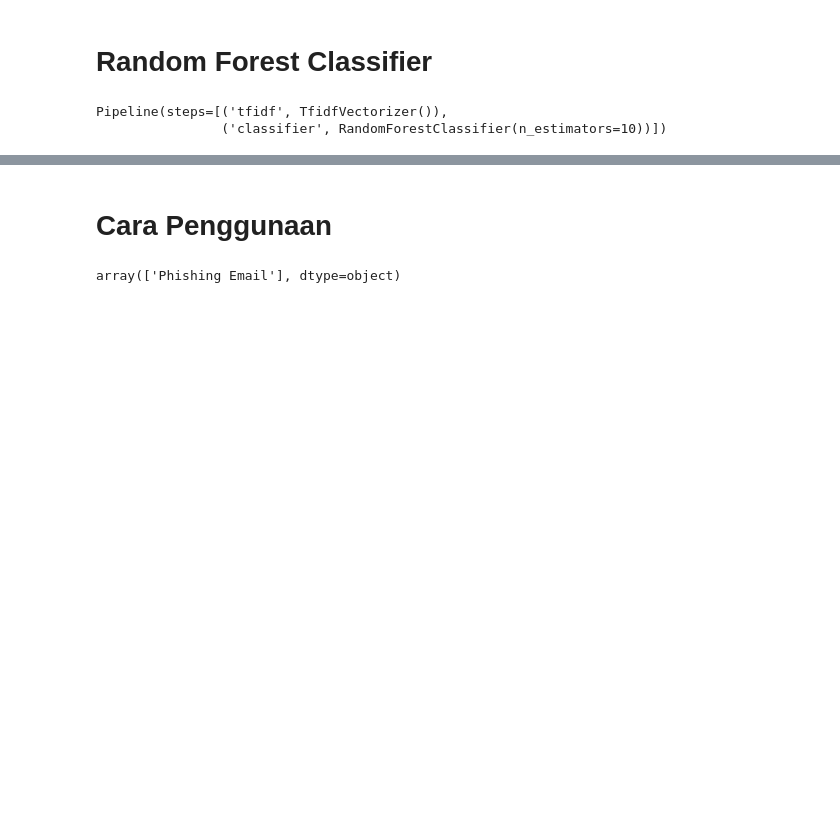
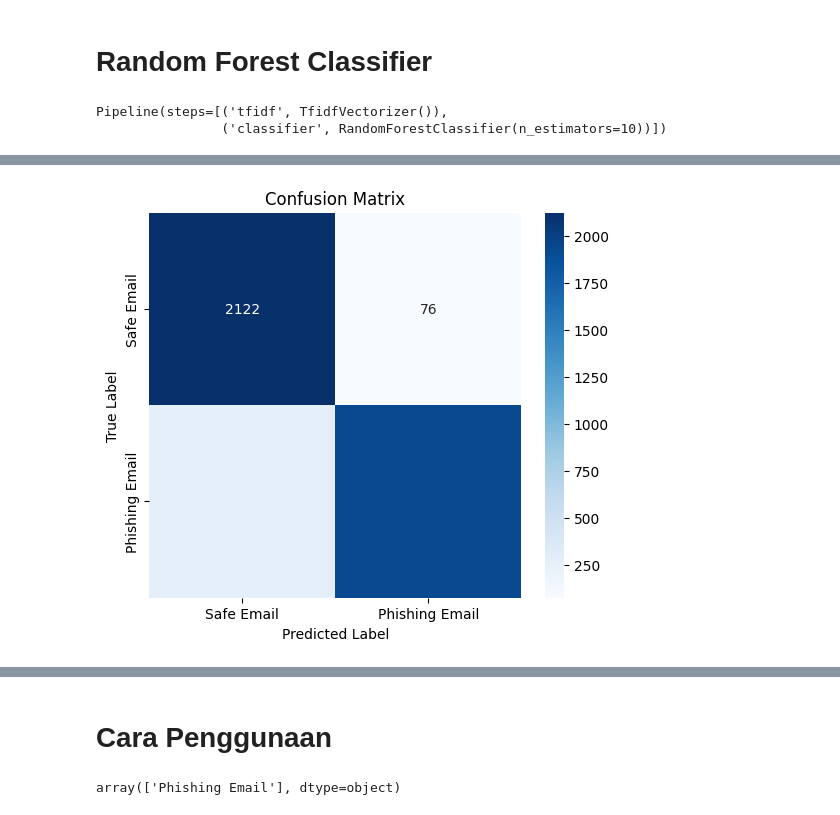
Before and after one commit to akshrasingh/cyber_security, a Jupyter notebook: phishing-email-detection-thesis.ipynb, the cells around one changed output, grey strips where cells are left out. Drawn from its saved outputs; the diff is of its cells as text; code cells hidden in the pictures; blank space fills up the shorter version.

```diff
--- a/phishing-email-detection-thesis.ipynb
+++ b/phishing-email-detection-thesis.ipynb
@@ -188,3 +221,20 @@ classifier.fit(X_train,y_train)
 # %% [output]
 Pipeline(steps=[('tfidf', TfidfVectorizer()),
                 ('classifier', RandomForestClassifier(n_estimators=10))])
+# %%
+
+# Make predictions
+y_pred = classifier.predict(x_test)
+y_prob = classifier.predict_proba(x_test)[:, 1]  # Probability scores for ROC
+
+# Calculate accuracy
+print(f"Accuracy: {accuracy_score(y_test, y_pred):.2f}")
+
+# Print the classification report
+print("\nClassification Report:\n", classification_report(y_test, y_pred))
+
+# Generate confusion matrix
+cm = confusion_matrix(y_test, y_pred)
+
+# Class labels (you can modify if your classes are named differently)
+class_names = ["Safe Email", "Phishing Email"]
@@ -190,0 +253,10 @@ Pipeline(steps=[('tfidf', TfidfVectorizer()),
+# %%
+# Plot the confusion matrix
+plt.figure(figsize=(6, 5))
+sns.heatmap(cm, annot=True, cmap="Blues", fmt="d", xticklabels=class_names, yticklabels=class_names)
+plt.xlabel('Predicted Label')
+plt.ylabel('True Label')
+plt.title('Confusion Matrix')
+plt.show()
+# %% [output]
+[figure, added]
```
Also changed, not shown: parts of 10 cells of this notebook, 1 other file.
